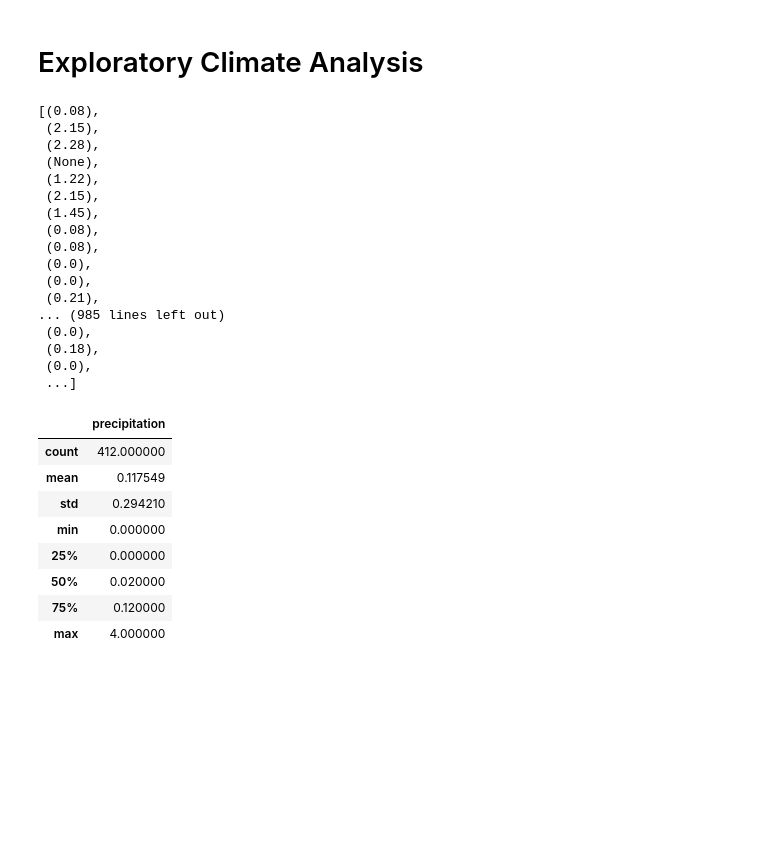
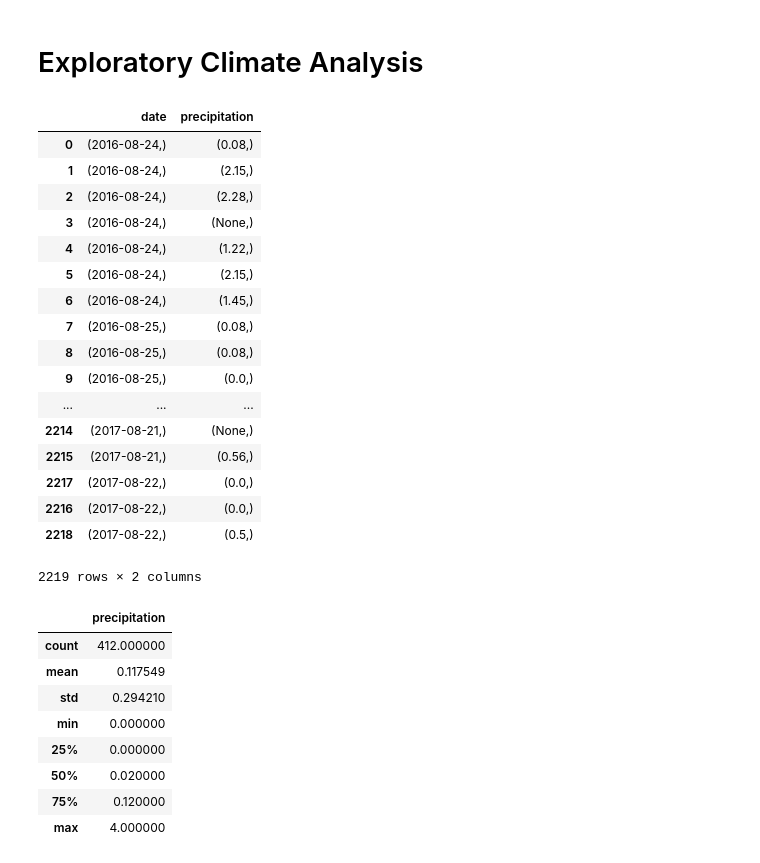
Before and after one commit to patrickyu612101/Bootcamp-Homework-ALL, a Jupyter notebook: Homework 7/climate_starter.ipynb, the cells around one changed output. Drawn from its saved outputs; the diff is of its cells as text; code cells hidden in the pictures; blank space fills up the shorter version.

```diff
--- a/Homework 7/climate_starter.ipynb
+++ b/Homework 7/climate_starter.ipynb
@@ -40,44 +40,48 @@ session = Session(engine)
 # %%
 # Design a query to retrieve the last 12 months from 08-23-2017 of precipitation data and plot the results
 # session.query(Measurement.date).filter(Measurement.date>"2017-08-23").order_by(Measurement.date).all()
 
-session.query(Measurement.date).filter(Measurement.date<"2017-08-23")\
+dates=session.query(Measurement.date).filter(Measurement.date<"2017-08-23")\
 .filter(Measurement.date>"2016-08-23").order_by(Measurement.date).all()
 
 # Calculate the date 1 year ago from today
 year_ago=dt.date.today()-dt.timedelta(days=365)
 year_ago
 
 # Perform a query to retrieve the data and precipitation scores
-session.query(Measurement.prcp).filter(Measurement.date<"2017-08-23")\
+prec=session.query(Measurement.prcp).filter(Measurement.date<"2017-08-23")\
 .filter(Measurement.date>"2016-08-23").order_by(Measurement.date).all()
 
 # Save the query results as a Pandas DataFrame and set the index to the date column
-df=pd.DataFrame()
+d={"date": dates,"precipitation": prec}
+df=pd.DataFrame(d)
+df
 
 # Sort the dataframe by date
-
+df= df.sort_values(by=["date"])
+df
 # Use Pandas Plotting with Matplotlib to plot the data
 
 # Rotate the xticks for the dates
 # %% [output]
+|  | date | precipitation |
+| 0 | (2016-08-24,) | (0.08,) |
+| 1 | (2016-08-24,) | (2.15,) |
+| 2 | (2016-08-24,) | (2.28,) |
+| 3 | (2016-08-24,) | (None,) |
+| 4 | (2016-08-24,) | (1.22,) |
+| 5 | (2016-08-24,) | (2.15,) |
+| 6 | (2016-08-24,) | (1.45,) |
+| 7 | (2016-08-25,) | (0.08,) |
+| 8 | (2016-08-25,) | (0.08,) |
+| 9 | (2016-08-25,) | (0.0,) |
+| ... | ... | ... |
+| 2214 | (2017-08-21,) | (None,) |
+| 2215 | (2017-08-21,) | (0.56,) |
+| 2217 | (2017-08-22,) | (0.0,) |
+| 2216 | (2017-08-22,) | (0.0,) |
+| 2218 | (2017-08-22,) | (0.5,) |
-[(0.08),
- (2.15),
- (2.28),
- (None),
- (1.22),
- (2.15),
- (1.45),
- (0.08),
- (0.08),
- (0.0),
- (0.0),
- (0.21),
-... (985 lines left out)
- (0.0),
- (0.18),
- (0.0),
- ...]
+2219 rows × 2 columns
 # %%
 # Use Pandas to calcualte the summary statistics for the precipitation data
 # %% [output]
```
